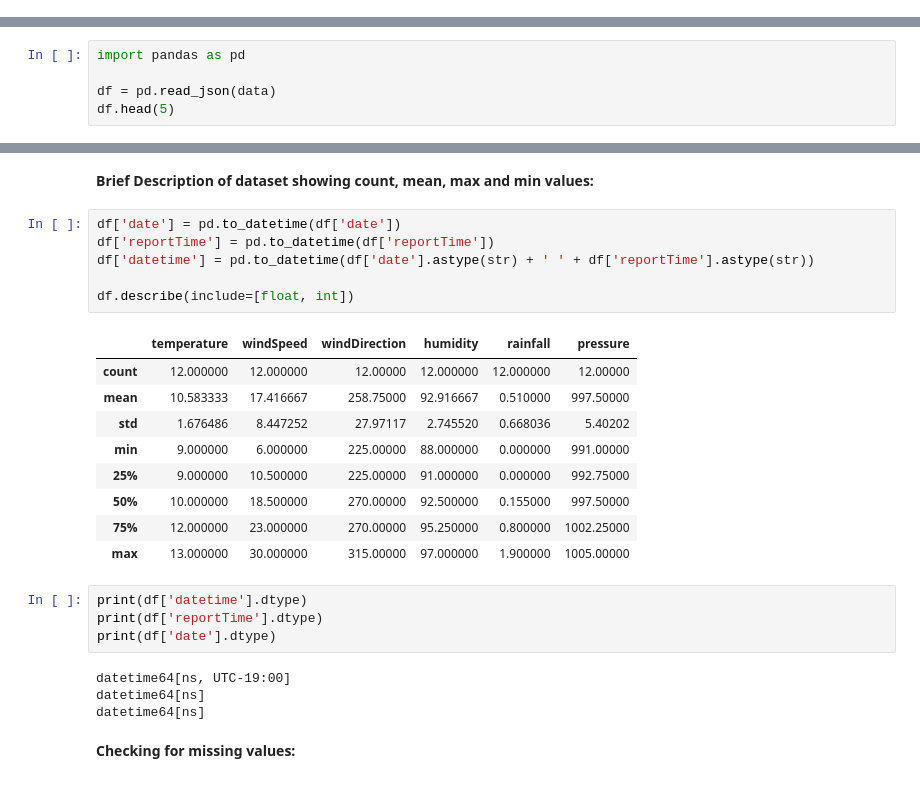
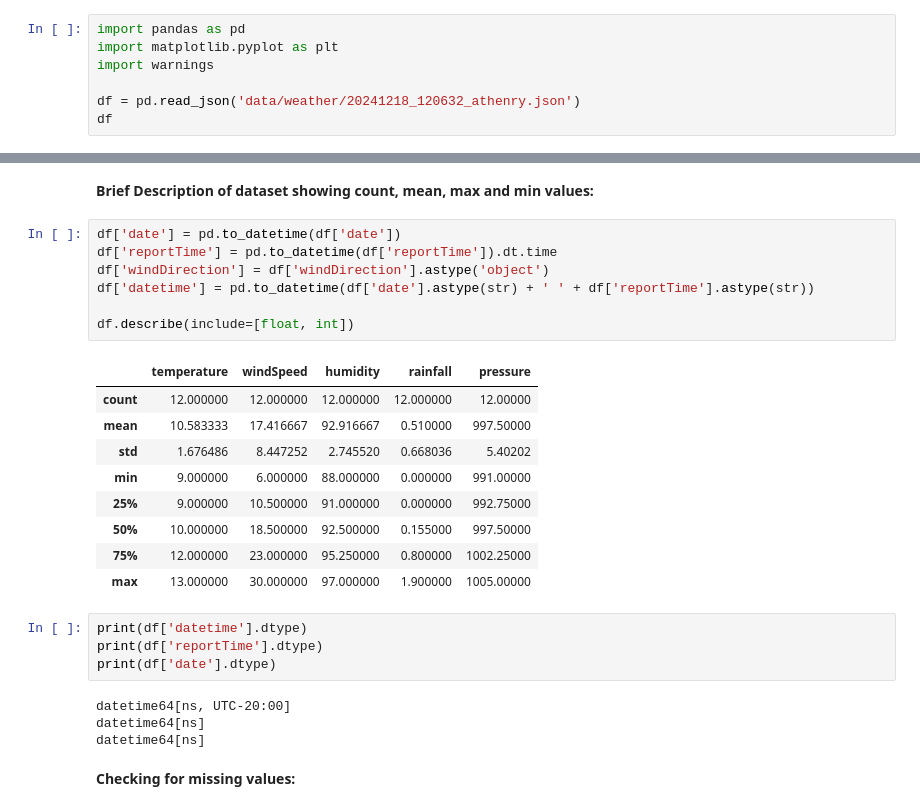
Before and after one commit to morgam7/computer_infrastructure, a Jupyter notebook: weather.ipynb, the cells around one changed output, grey strips where cells are left out. Cells and saved outputs as stored; diff of their text form.

```diff
--- a/weather.ipynb
+++ b/weather.ipynb
@@ -95,0 +229,7 @@ data = 'data/weather/20241218_120632_athenry.json'
+# %%
+import pandas as pd
+import matplotlib.pyplot as plt
+import warnings
+
+df = pd.read_json('data/weather/20241218_120632_athenry.json')
+df
@@ -100,5 +251,0 @@ data = 'data/weather/20241218_120632_athenry.json'
-# %%
-import pandas as pd
-
-df = pd.read_json(data)
-df.head(5)
@@ -133,26 +273,27 @@ dtypes_df.style.background_gradient()
 **Brief Description of dataset showing count, mean, max and min values:**
 # %%
 df['date'] = pd.to_datetime(df['date'])
-df['reportTime'] = pd.to_datetime(df['reportTime'])
+df['reportTime'] = pd.to_datetime(df['reportTime']).dt.time
+df['windDirection'] = df['windDirection'].astype('object')
 df['datetime'] = pd.to_datetime(df['date'].astype(str) + ' ' + df['reportTime'].astype(str))
 
 df.describe(include=[float, int])
 # %% [output]
-|  | temperature | windSpeed | windDirection | humidity | rainfall | pressure |
-| count | 12.000000 | 12.000000 | 12.00000 | 12.000000 | 12.000000 | 12.00000 |
-| mean | 10.583333 | 17.416667 | 258.75000 | 92.916667 | 0.510000 | 997.50000 |
-| std | 1.676486 | 8.447252 | 27.97117 | 2.745520 | 0.668036 | 5.40202 |
-| min | 9.000000 | 6.000000 | 225.00000 | 88.000000 | 0.000000 | 991.00000 |
-| 25% | 9.000000 | 10.500000 | 225.00000 | 91.000000 | 0.000000 | 992.75000 |
-| 50% | 10.000000 | 18.500000 | 270.00000 | 92.500000 | 0.155000 | 997.50000 |
-| 75% | 12.000000 | 23.000000 | 270.00000 | 95.250000 | 0.800000 | 1002.25000 |
-| max | 13.000000 | 30.000000 | 315.00000 | 97.000000 | 1.900000 | 1005.00000 |
+|  | temperature | windSpeed | humidity | rainfall | pressure |
+| count | 12.000000 | 12.000000 | 12.000000 | 12.000000 | 12.00000 |
+| mean | 10.583333 | 17.416667 | 92.916667 | 0.510000 | 997.50000 |
+| std | 1.676486 | 8.447252 | 2.745520 | 0.668036 | 5.40202 |
+| min | 9.000000 | 6.000000 | 88.000000 | 0.000000 | 991.00000 |
+| 25% | 9.000000 | 10.500000 | 91.000000 | 0.000000 | 992.75000 |
+| 50% | 10.000000 | 18.500000 | 92.500000 | 0.155000 | 997.50000 |
+| 75% | 12.000000 | 23.000000 | 95.250000 | 0.800000 | 1002.25000 |
+| max | 13.000000 | 30.000000 | 97.000000 | 1.900000 | 1005.00000 |
 # %%
 print(df['datetime'].dtype)
 print(df['reportTime'].dtype)
 print(df['date'].dtype)
 # %% [output]
-datetime64[ns, UTC-19:00]
+datetime64[ns, UTC-20:00]
 datetime64[ns]
 datetime64[ns]
 # %% [markdown]
```
Also changed, not shown: parts of 21 cells of this notebook, 1 other file.
